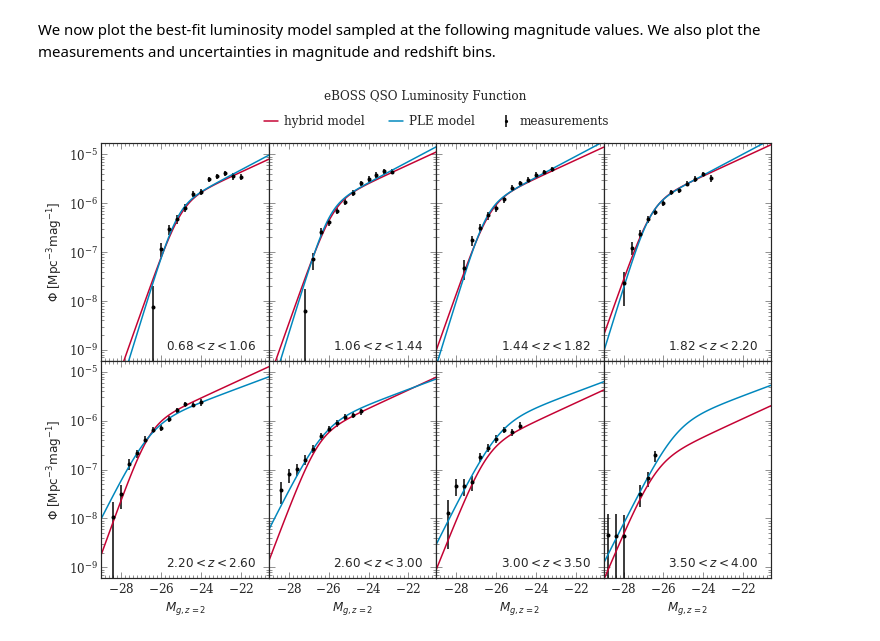
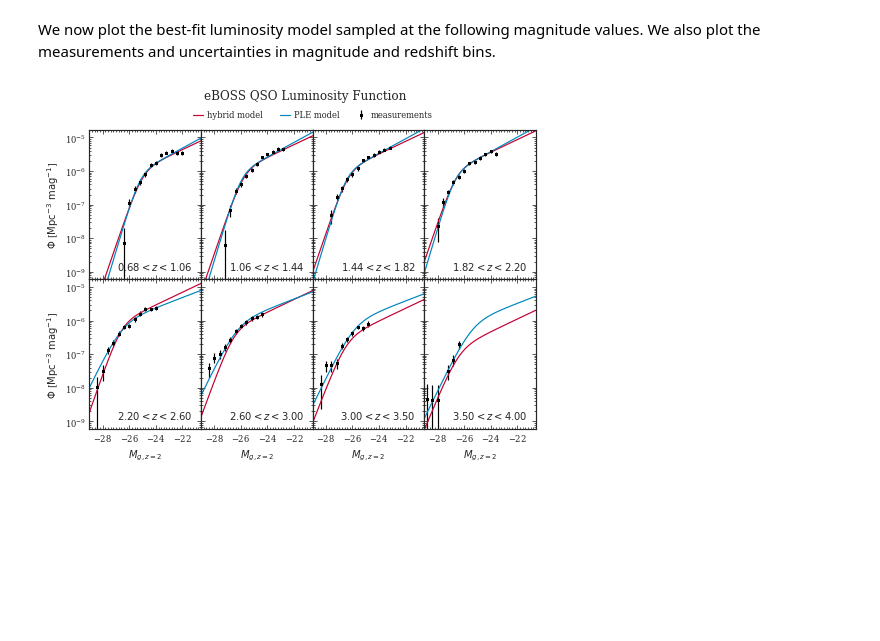
Before and after one commit to MikeSWang/HorizonGRound, a Jupyter notebook: notebooks/QSO_luminosity_function_model.ipynb, the cells around one changed output. Cells and saved outputs as stored; diff of their text form; code cells hidden in the pictures; blank space fills up the shorter version.

```diff
--- a/notebooks/QSO_luminosity_function_model.ipynb
+++ b/notebooks/QSO_luminosity_function_model.ipynb
@@ -39,7 +39,7 @@ PLE_model = LumFuncModeller.from_parameter_file(
     parameter_file=PATHEXT/"eBOSS_QSO_LF_PLE_model_fits.txt",
     model_lumfunc=quasar_PLE_lumfunc,
     luminosity_variable='magnitude',
-    threshold_value=-21.80,
+    threshold_value=22.5,
     cosmology=Planck15
 )
 
@@ -49,7 +49,7 @@ hybrid_model = LumFuncModeller.from_parameter_file(
     parameter_file=PATHEXT/"eBOSS_QSO_LF_PLE+LEDE_model_fits.txt",
     model_lumfunc=quasar_hybrid_lumfunc,
     luminosity_variable='magnitude',
-    threshold_value=-21.80,
+    threshold_value=22.5,
     cosmology=Planck15
 )
 
@@ -120,7 +120,7 @@ redshift_labels = luminosity_function_data.redshift_labels
 NUM_ROW, NUM_COL = 2, 4
 ROW_SPAN, COL_SPAN = 4, 3
 
-fig = plt.figure(figsize=(12, 8))
+fig = plt.figure(figsize=(8, 5.5))
 for bin_idx, z in enumerate(redshift_bins):
     # Set up the canvas grid.
     row_idx, col_idx = bin_idx // NUM_COL, bin_idx % NUM_COL
@@ -133,14 +133,14 @@ for bin_idx, z in enumerate(redshift_bins):
     if bin_idx == 0:
         plt.errorbar(
             magnitude_bins, *luminosity_function_data[bin_idx],
-            fmt='o', markersize=4., capsize=0., label='measurements'
+            fmt='s', label='measurements'
         )
         plt.plot(m, hybrid_LF(m, z), label='hybrid model')
         plt.plot(m, PLE_LF(m, z), label='PLE model')
     else:
         plt.errorbar(
             magnitude_bins, *luminosity_function_data[bin_idx],
-            fmt='o', markersize=4., capsize=0.
+            fmt='s'
         )
         plt.plot(m, hybrid_LF(m, z))
         plt.plot(m, PLE_LF(m, z))
@@ -151,32 +151,32 @@ for bin_idx, z in enumerate(redshift_bins):
 
     ax.xaxis.set_major_locator(mpl.ticker.MultipleLocator(2.))
     ax.xaxis.set_minor_locator(mpl.ticker.MultipleLocator(0.2))
     if row_idx + 1 < NUM_ROW:
         plt.tick_params(axis='x', which='both', direction='in', labelbottom=False, labelsize=2)
     else:
         plt.xlabel(r"$M_{g,z=2}$")
 
     plt.yscale('log')
     plt.ylim(*DENSITY_RANGE)
 
     if col_idx > 0:
         plt.tick_params(axis='y', which='both', direction='in', labelleft=False, labelsize=2)
     else:
-        plt.ylabel(r"$\Phi$ [$\mathrm{Mpc}^{-3} \mathrm{mag}^{-1}$]")
+        plt.ylabel(r"$\Phi$ [$\mathrm{Mpc}^{-3}\ \mathrm{mag}^{-1}$]")
 
     plt.title(redshift_labels[bin_idx], loc='right', position=(0.925, 0.025))
 
 lines, labels = [], []
 for ax in fig.axes:
     ax_line, ax_label = ax.get_legend_handles_labels()
     lines.extend(ax_line)
     labels.extend(ax_label)
 
 plt.legend(
     lines, labels, ncol=4, handlelength=1.2, handletextpad=0.5,
     bbox_to_anchor=(-1., 2.1), loc='center'
 )
 plt.suptitle("eBOSS QSO Luminosity Function", verticalalignment='bottom', y=0.95)
 plt.subplots_adjust(hspace=0, wspace=0)
 # %% [output]
-[figure, old version]
+[figure, new version]
```
Also changed, not shown: parts of 2 cells of this notebook, 4 other files.
